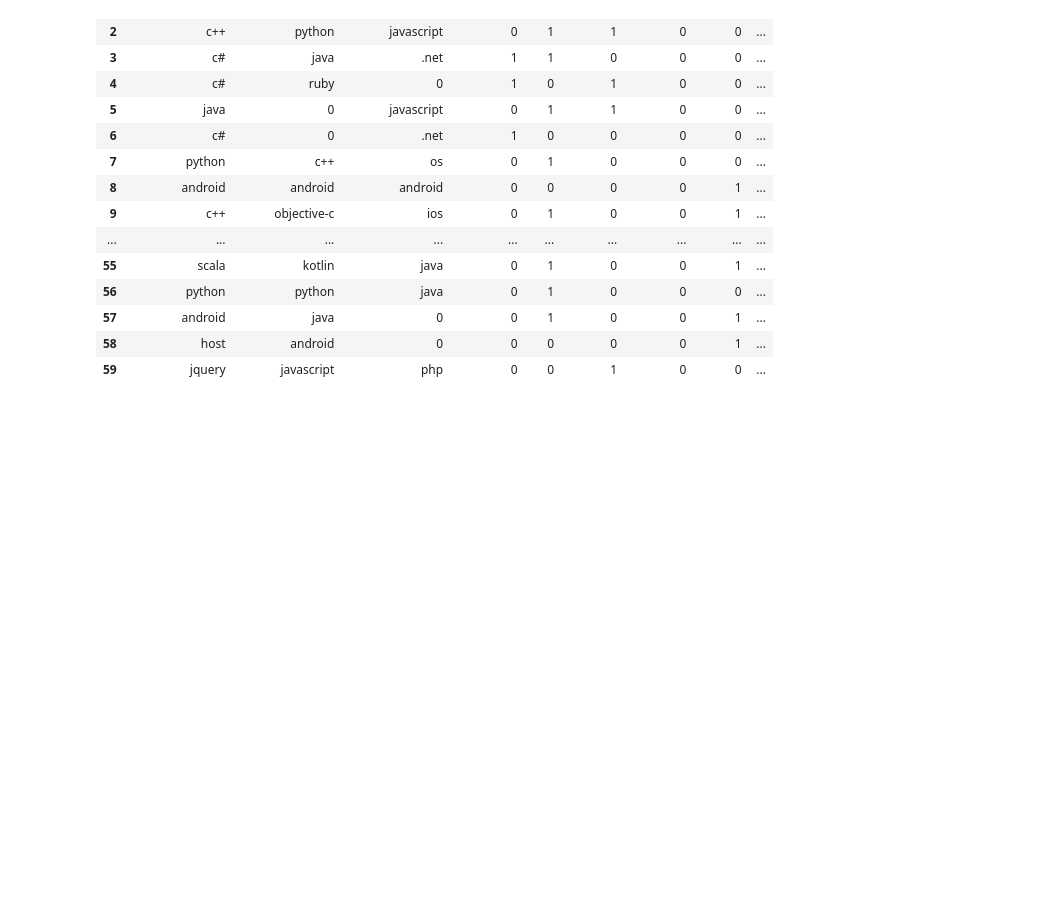
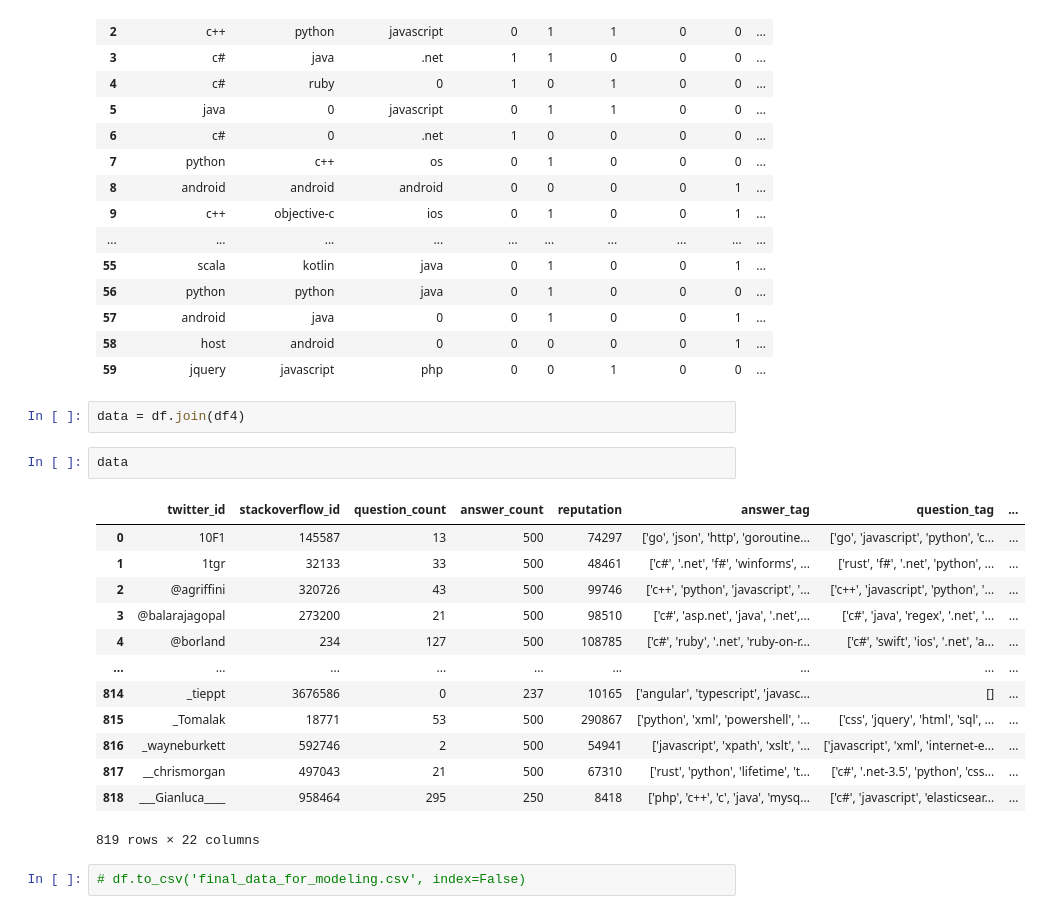
Before and after one commit to antussa2016/thesis_work, a Jupyter notebook: data_analysis/analysing_data.ipynb, the cells around one changed output. Drawn from its saved outputs; the diff is of its cells as text; blank space fills up the shorter version.

```diff
--- a/data_analysis/analysing_data.ipynb
+++ b/data_analysis/analysing_data.ipynb
@@ -1565,3 +1537,23 @@ df4.head(60)
 | 57 | android | java | 0 | 0 | 1 | 0 | 0 | 1 | ... |
 | 58 | host | android | 0 | 0 | 0 | 0 | 0 | 1 | ... |
 | 59 | jquery | javascript | php | 0 | 0 | 1 | 0 | 0 | ... |
+# %%
+data = df.join(df4)
+# %%
+data
+# %% [output]
+|  | twitter_id | stackoverflow_id | question_count | answer_count | reputation | answer_tag | question_tag | ... |
+| 0 | 10F1 | 145587 | 13 | 500 | 74297 | ['go', 'json', 'http', 'goroutine... | ['go', 'javascript', 'python', 'c... | ... |
+| 1 | 1tgr | 32133 | 33 | 500 | 48461 | ['c#', '.net', 'f#', 'winforms', ... | ['rust', 'f#', '.net', 'python', ... | ... |
+| 2 | @agriffini | 320726 | 43 | 500 | 99746 | ['c++', 'python', 'javascript', '... | ['c++', 'javascript', 'python', '... | ... |
+| 3 | @balarajagopal | 273200 | 21 | 500 | 98510 | ['c#', 'asp.net', 'java', '.net',... | ['c#', 'java', 'regex', '.net', '... | ... |
+| 4 | @borland | 234 | 127 | 500 | 108785 | ['c#', 'ruby', '.net', 'ruby-on-r... | ['c#', 'swift', 'ios', '.net', 'a... | ... |
+| ... | ... | ... | ... | ... | ... | ... | ... | ... |
+| 814 | _tieppt | 3676586 | 0 | 237 | 10165 | ['angular', 'typescript', 'javasc... | [] | ... |
+| 815 | _Tomalak | 18771 | 53 | 500 | 290867 | ['python', 'xml', 'powershell', '... | ['css', 'jquery', 'html', 'sql', ... | ... |
+| 816 | _wayneburkett | 592746 | 2 | 500 | 54941 | ['javascript', 'xpath', 'xslt', '... | ['javascript', 'xml', 'internet-e... | ... |
+| 817 | __chrismorgan | 497043 | 21 | 500 | 67310 | ['rust', 'python', 'lifetime', 't... | ['c#', '.net-3.5', 'python', 'css... | ... |
+| 818 | ___Gianluca____ | 958464 | 295 | 250 | 8418 | ['php', 'c++', 'c', 'java', 'mysq... | ['c#', 'javascript', 'elasticsear... | ... |
+819 rows × 22 columns
+# %%
+# df.to_csv('final_data_for_modeling.csv', index=False)
```
Also changed, not shown: parts of 7 cells of this notebook.
